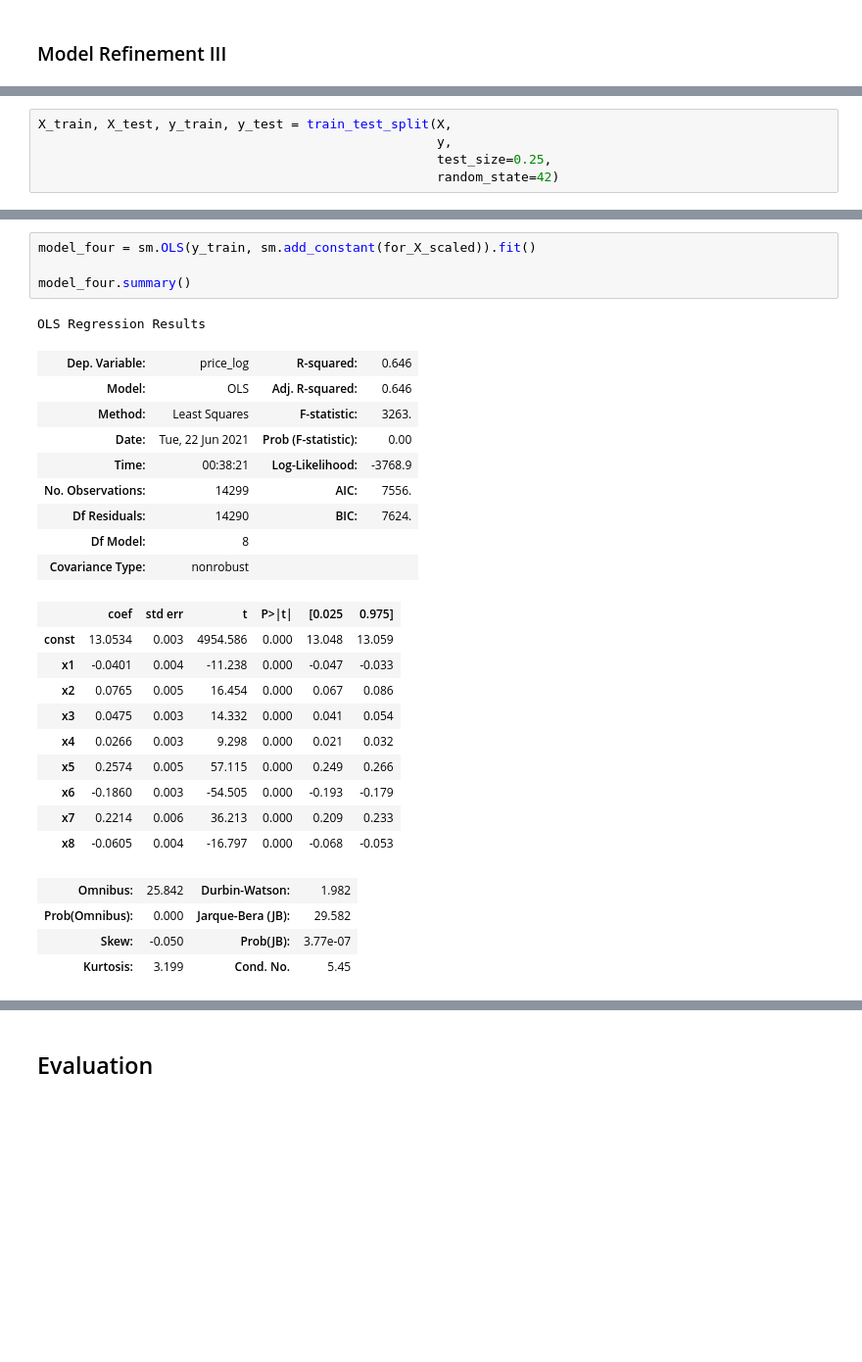
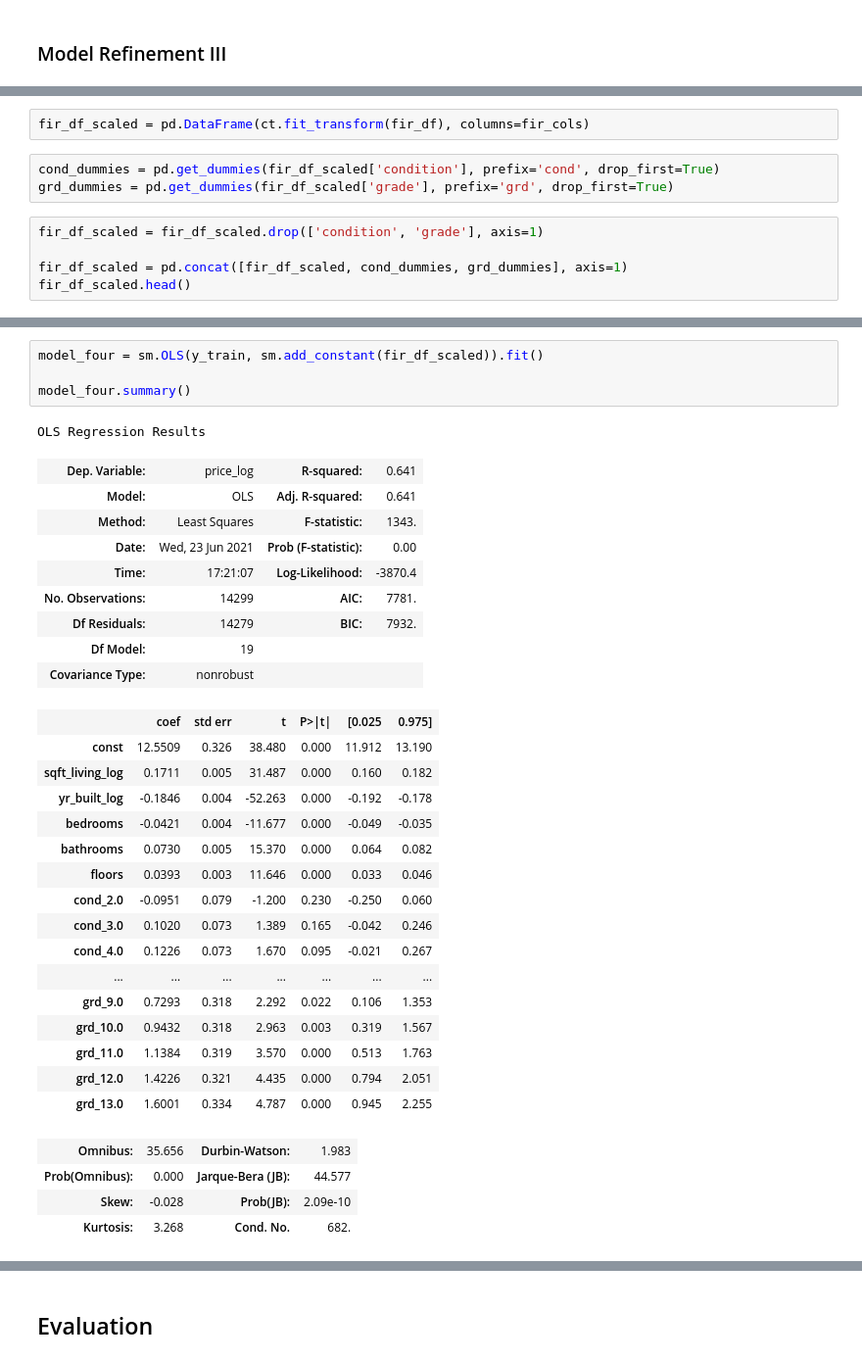
Before and after one commit to jonnyhof/kings_county_housing_analysis, a Jupyter notebook: tosca_king_county_housing_analysis.ipynb, the cells around one changed output, grey strips where cells are left out. Shown at 98% size. Cells and saved outputs as stored; diff of their text form; blank space fills up the shorter version.

```diff
--- a/tosca_king_county_housing_analysis.ipynb
+++ b/tosca_king_county_housing_analysis.ipynb
@@ -588,5 +703,0 @@ X = df3.drop('price_log', axis=1)
-# %%
-X_train, X_test, y_train, y_test = train_test_split(X,
-                                                    y,
-                                                    test_size=0.25,
-                                                    random_state=42)
@@ -608,0 +704,10 @@ X_test_scaled = scaler.transform(for_df_test)
+# %%
+fir_df_scaled = pd.DataFrame(ct.fit_transform(fir_df), columns=fir_cols)
+# %%
+cond_dummies = pd.get_dummies(fir_df_scaled['condition'], prefix='cond', drop_first=True)
+grd_dummies = pd.get_dummies(fir_df_scaled['grade'], prefix='grd', drop_first=True)
+# %%
+fir_df_scaled = fir_df_scaled.drop(['condition', 'grade'], axis=1)
+
+fir_df_scaled = pd.concat([fir_df_scaled, cond_dummies, grd_dummies], axis=1)
+fir_df_scaled.head()
@@ -609,32 +739,38 @@ X_test_scaled = scaler.transform(for_df_test)
 # %%
-model_four = sm.OLS(y_train, sm.add_constant(for_X_scaled)).fit()
+model_four = sm.OLS(y_train, sm.add_constant(fir_df_scaled)).fit()
 
 model_four.summary()
 # %% [output]
 OLS Regression Results
-| Dep. Variable: | price_log | R-squared: | 0.646 |
-| Model: | OLS | Adj. R-squared: | 0.646 |
-| Method: | Least Squares | F-statistic: | 3263. |
-| Date: | Tue, 22 Jun 2021 | Prob (F-statistic): | 0.00 |
-| Time: | 00:38:21 | Log-Likelihood: | -3768.9 |
-| No. Observations: | 14299 | AIC: | 7556. |
-| Df Residuals: | 14290 | BIC: | 7624. |
-| Df Model: | 8 |  |  |
+| Dep. Variable: | price_log | R-squared: | 0.641 |
+| Model: | OLS | Adj. R-squared: | 0.641 |
+| Method: | Least Squares | F-statistic: | 1343. |
+| Date: | Wed, 23 Jun 2021 | Prob (F-statistic): | 0.00 |
+| Time: | 17:21:07 | Log-Likelihood: | -3870.4 |
+| No. Observations: | 14299 | AIC: | 7781. |
+| Df Residuals: | 14279 | BIC: | 7932. |
+| Df Model: | 19 |  |  |
 | Covariance Type: | nonrobust |  |  |
 |  | coef | std err | t | P>|t| | [0.025 | 0.975] |
-| const | 13.0534 | 0.003 | 4954.586 | 0.000 | 13.048 | 13.059 |
-| x1 | -0.0401 | 0.004 | -11.238 | 0.000 | -0.047 | -0.033 |
-| x2 | 0.0765 | 0.005 | 16.454 | 0.000 | 0.067 | 0.086 |
-| x3 | 0.0475 | 0.003 | 14.332 | 0.000 | 0.041 | 0.054 |
-| x4 | 0.0266 | 0.003 | 9.298 | 0.000 | 0.021 | 0.032 |
-| x5 | 0.2574 | 0.005 | 57.115 | 0.000 | 0.249 | 0.266 |
-| x6 | -0.1860 | 0.003 | -54.505 | 0.000 | -0.193 | -0.179 |
-| x7 | 0.2214 | 0.006 | 36.213 | 0.000 | 0.209 | 0.233 |
-| x8 | -0.0605 | 0.004 | -16.797 | 0.000 | -0.068 | -0.053 |
+| const | 12.5509 | 0.326 | 38.480 | 0.000 | 11.912 | 13.190 |
+| sqft_living_log | 0.1711 | 0.005 | 31.487 | 0.000 | 0.160 | 0.182 |
+| yr_built_log | -0.1846 | 0.004 | -52.263 | 0.000 | -0.192 | -0.178 |
+| bedrooms | -0.0421 | 0.004 | -11.677 | 0.000 | -0.049 | -0.035 |
+| bathrooms | 0.0730 | 0.005 | 15.370 | 0.000 | 0.064 | 0.082 |
+| floors | 0.0393 | 0.003 | 11.646 | 0.000 | 0.033 | 0.046 |
+| cond_2.0 | -0.0951 | 0.079 | -1.200 | 0.230 | -0.250 | 0.060 |
+| cond_3.0 | 0.1020 | 0.073 | 1.389 | 0.165 | -0.042 | 0.246 |
+| cond_4.0 | 0.1226 | 0.073 | 1.670 | 0.095 | -0.021 | 0.267 |
+| ... | ... | ... | ... | ... | ... | ... |
+| grd_9.0 | 0.7293 | 0.318 | 2.292 | 0.022 | 0.106 | 1.353 |
+| grd_10.0 | 0.9432 | 0.318 | 2.963 | 0.003 | 0.319 | 1.567 |
+| grd_11.0 | 1.1384 | 0.319 | 3.570 | 0.000 | 0.513 | 1.763 |
+| grd_12.0 | 1.4226 | 0.321 | 4.435 | 0.000 | 0.794 | 2.051 |
+| grd_13.0 | 1.6001 | 0.334 | 4.787 | 0.000 | 0.945 | 2.255 |
-| Omnibus: | 25.842 | Durbin-Watson: | 1.982 |
-| Prob(Omnibus): | 0.000 | Jarque-Bera (JB): | 29.582 |
-| Skew: | -0.050 | Prob(JB): | 3.77e-07 |
-| Kurtosis: | 3.199 | Cond. No. | 5.45 |
+| Omnibus: | 35.656 | Durbin-Watson: | 1.983 |
+| Prob(Omnibus): | 0.000 | Jarque-Bera (JB): | 44.577 |
+| Skew: | -0.028 | Prob(JB): | 2.09e-10 |
+| Kurtosis: | 3.268 | Cond. No. | 682. |
 Notes:
 [1] Standard Errors assume that the covariance matrix of the errors is correctly specified.
 # %%
```
Also changed, not shown: parts of 90 cells of this notebook.
